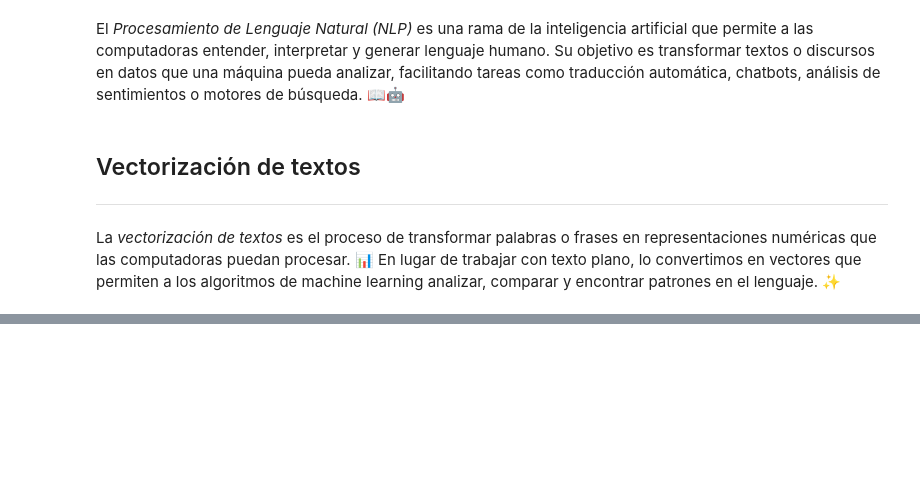
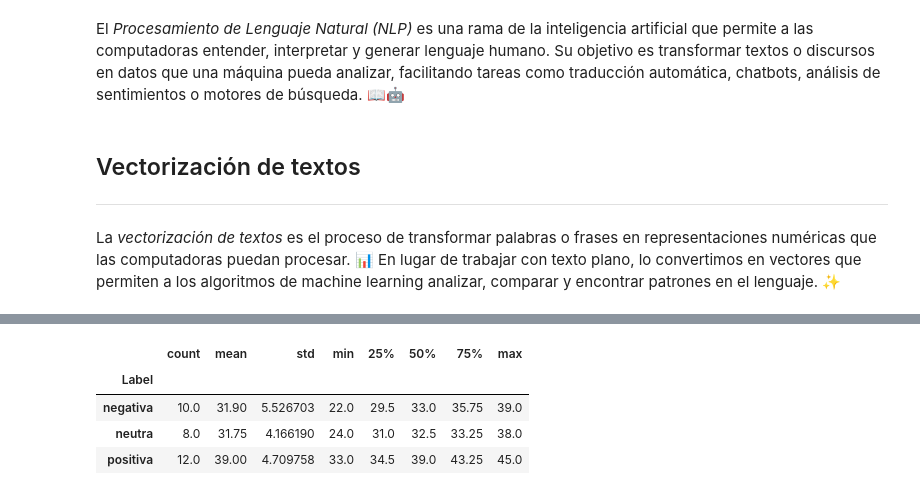
Before and after one commit to zyntonyson/bootcamp_ds_da, a Jupyter notebook: 16-ds-analisis-textos/31-nlp.ipynb, the cells around one changed output, grey strips where cells are left out. Saved outputs shown, nothing was run; the diff lists cells and outputs as text; code cells hidden in the pictures; blank space fills up the shorter version.

```diff
--- a/16-ds-analisis-textos/31-nlp.ipynb
+++ b/16-ds-analisis-textos/31-nlp.ipynb
@@ -33,0 +67,11 @@ pd.read_csv("./dataset_webinar/IMDB Dataset SPANISH.csv").head()
+# %%
+# Longitud de comentarios y distribución
+opiniones["len"] = opiniones["Comentario"].str.len()
+opiniones["n_words"] = opiniones["Comentario"].apply(lambda x: len(x.split()))
+opiniones.groupby("Label")["len"].describe()
+# %% [output]
+|  | count | mean | std | min | 25% | 50% | 75% | max |
+| Label |  |  |  |  |  |  |  |  |
+| negativa | 10.0 | 31.90 | 5.526703 | 22.0 | 29.5 | 33.0 | 35.75 | 39.0 |
+| neutra | 8.0 | 31.75 | 4.166190 | 24.0 | 31.0 | 32.5 | 33.25 | 38.0 |
+| positiva | 12.0 | 39.00 | 4.709758 | 33.0 | 34.5 | 39.0 | 43.25 | 45.0 |
```
Also changed, not shown: parts of 15 cells of this notebook, 1 other file.
